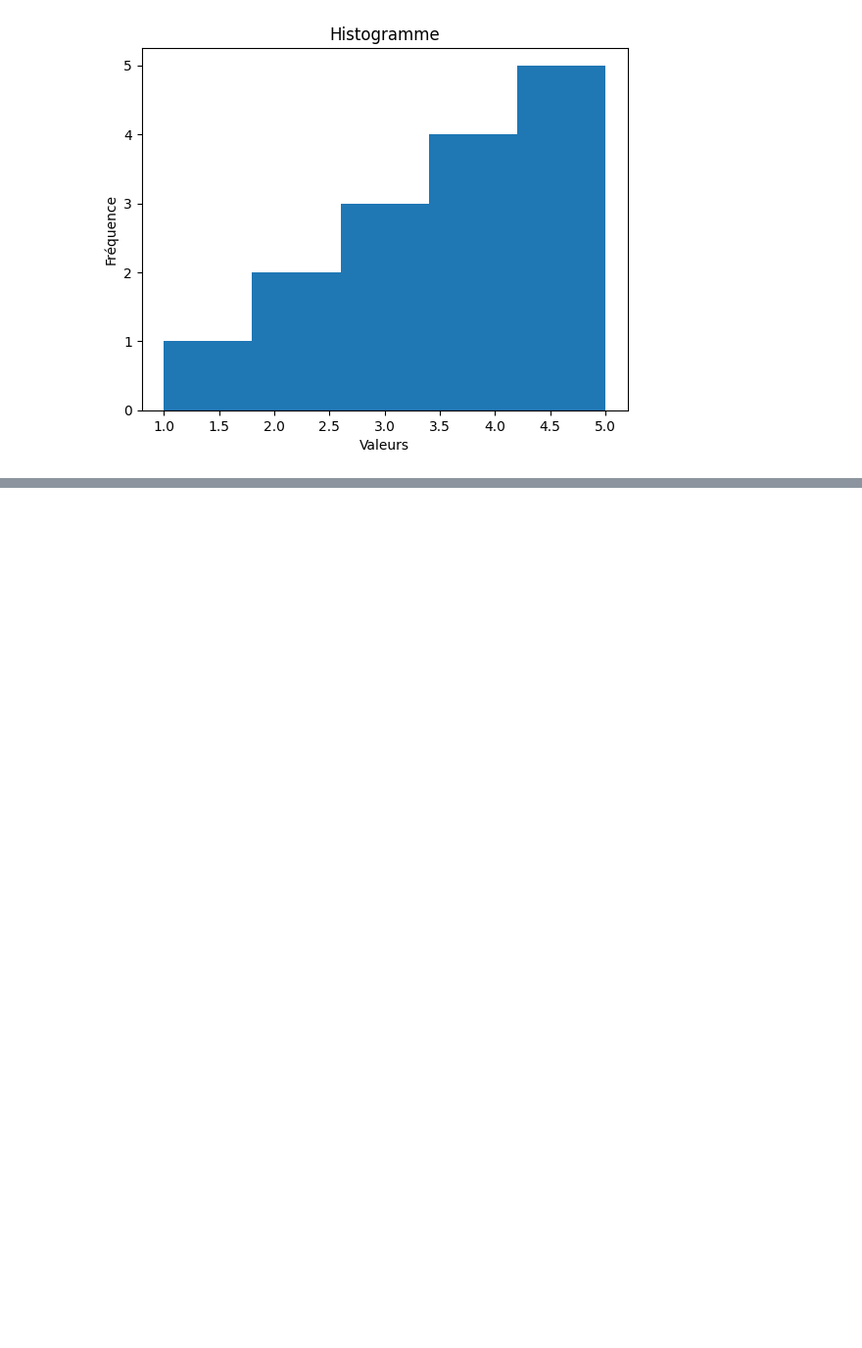
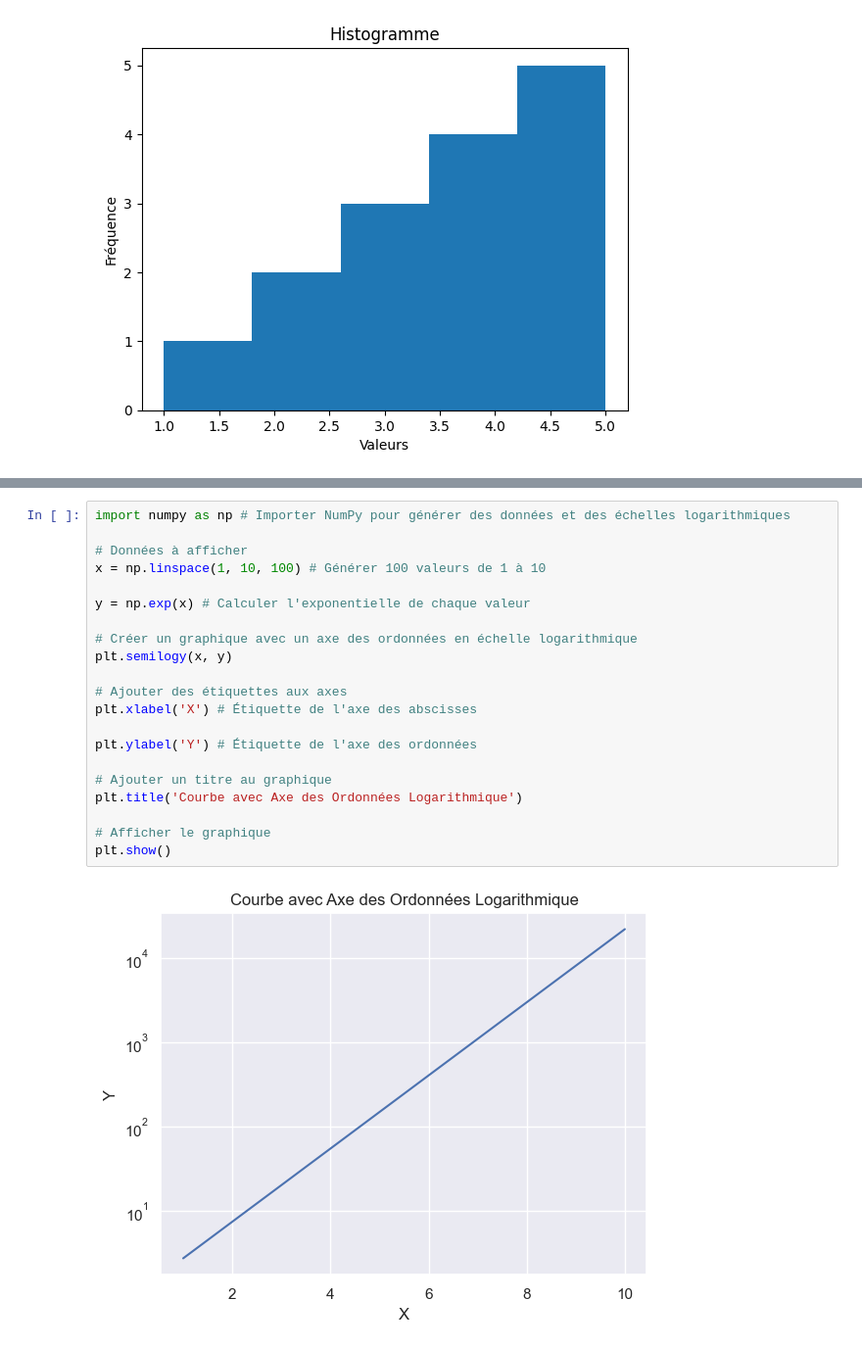
Before and after one commit to rohanfosse/CPIA1-info, a Jupyter notebook: content/03-python/code-matplotlib.ipynb, the cells around one changed output, grey strips where cells are left out. Shown: that part at 98% size. Saved outputs shown, nothing was run; the diff lists cells and outputs as text; blank space fills up the shorter version.

```diff
--- a/content/03-python/code-matplotlib.ipynb
+++ b/content/03-python/code-matplotlib.ipynb
@@ -44,0 +73,23 @@ plt.show()
+# %%
+import numpy as np # Importer NumPy pour générer des données et des échelles logarithmiques
+
+# Données à afficher
+x = np.linspace(1, 10, 100) # Générer 100 valeurs de 1 à 10
+
+y = np.exp(x) # Calculer l'exponentielle de chaque valeur
+
+# Créer un graphique avec un axe des ordonnées en échelle logarithmique
+plt.semilogy(x, y)
+
+# Ajouter des étiquettes aux axes
+plt.xlabel('X') # Étiquette de l'axe des abscisses
+
+plt.ylabel('Y') # Étiquette de l'axe des ordonnées
+
+# Ajouter un titre au graphique
+plt.title('Courbe avec Axe des Ordonnées Logarithmique')
+
+# Afficher le graphique
+plt.show()
+# %% [output]
+[figure, added]
```
Also changed, not shown: parts of 2 cells of this notebook, 6 other files.
